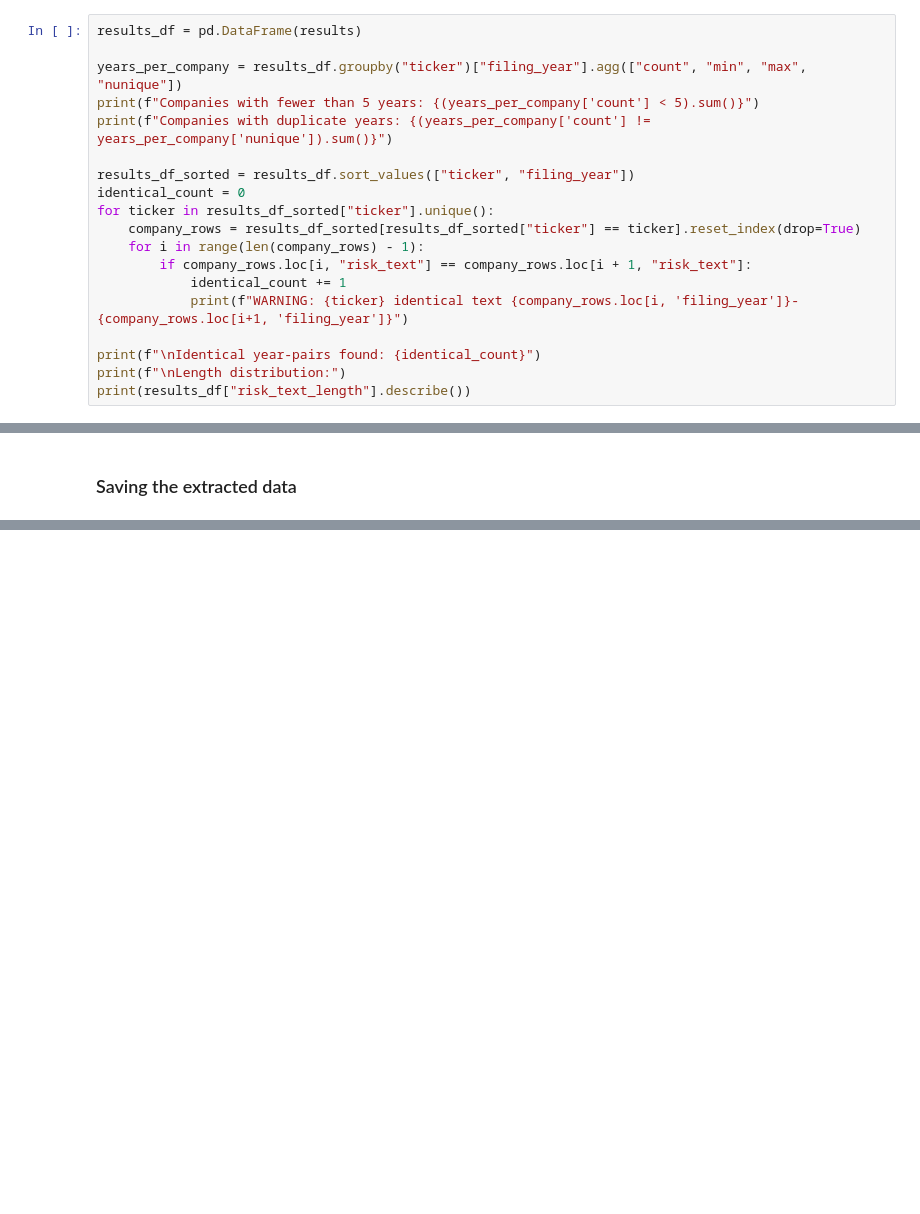
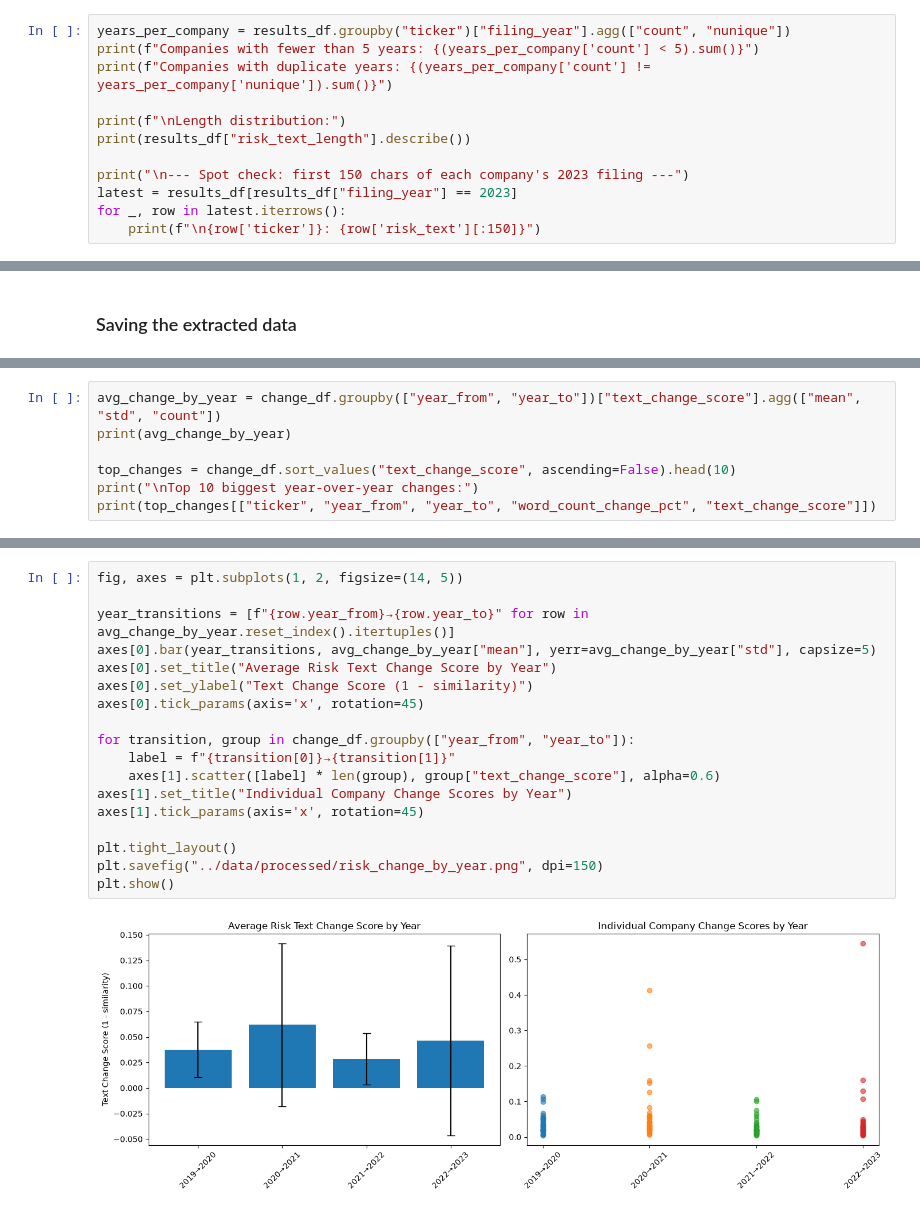
Before and after one commit to Akeem-Akinyemi/sec-risk-volatility-project, a Jupyter notebook: notebooks/01_company_universe.ipynb, the cells around one changed output, grey strips where cells are left out. Drawn from its saved outputs; the diff is of its cells as text; blank space fills up the shorter version.

```diff
--- a/notebooks/01_company_universe.ipynb
+++ b/notebooks/01_company_universe.ipynb
@@ -129,22 +130,15 @@ text is identical year over year before treating this as final.
 # %%
-results_df = pd.DataFrame(results)
-
-years_per_company = results_df.groupby("ticker")["filing_year"].agg(["count", "min", "max", "nunique"])
+years_per_company = results_df.groupby("ticker")["filing_year"].agg(["count", "nunique"])
 print(f"Companies with fewer than 5 years: {(years_per_company['count'] < 5).sum()}")
 print(f"Companies with duplicate years: {(years_per_company['count'] != years_per_company['nunique']).sum()}")
 
-results_df_sorted = results_df.sort_values(["ticker", "filing_year"])
-identical_count = 0
-for ticker in results_df_sorted["ticker"].unique():
-    company_rows = results_df_sorted[results_df_sorted["ticker"] == ticker].reset_index(drop=True)
-    for i in range(len(company_rows) - 1):
-        if company_rows.loc[i, "risk_text"] == company_rows.loc[i + 1, "risk_text"]:
-            identical_count += 1
-            print(f"WARNING: {ticker} identical text {company_rows.loc[i, 'filing_year']}-{company_rows.loc[i+1, 'filing_year']}")
-
-print(f"\nIdentical year-pairs found: {identical_count}")
 print(f"\nLength distribution:")
 print(results_df["risk_text_length"].describe())
+
+print("\n--- Spot check: first 150 chars of each company's 2023 filing ---")
+latest = results_df[results_df["filing_year"] == 2023]
+for _, row in latest.iterrows():
+    print(f"\n{row['ticker']}: {row['risk_text'][:150]}")
 # %% [output]
 Companies with fewer than 5 years: 1
 Companies with duplicate years: 0
@@ -186,0 +239,7 @@ BURL 2022: 77,535 characters
+# %%
+avg_change_by_year = change_df.groupby(["year_from", "year_to"])["text_change_score"].agg(["mean", "std", "count"])
+print(avg_change_by_year)
+
+top_changes = change_df.sort_values("text_change_score", ascending=False).head(10)
+print("\nTop 10 biggest year-over-year changes:")
+print(top_changes[["ticker", "year_from", "year_to", "word_count_change_pct", "text_change_score"]])
@@ -186,0 +266,20 @@ BURL 2022: 77,535 characters
+# %%
+fig, axes = plt.subplots(1, 2, figsize=(14, 5))
+
+year_transitions = [f"{row.year_from}→{row.year_to}" for row in avg_change_by_year.reset_index().itertuples()]
+axes[0].bar(year_transitions, avg_change_by_year["mean"], yerr=avg_change_by_year["std"], capsize=5)
+axes[0].set_title("Average Risk Text Change Score by Year")
+axes[0].set_ylabel("Text Change Score (1 - similarity)")
+axes[0].tick_params(axis='x', rotation=45)
+
+for transition, group in change_df.groupby(["year_from", "year_to"]):
+    label = f"{transition[0]}→{transition[1]}"
+    axes[1].scatter([label] * len(group), group["text_change_score"], alpha=0.6)
+axes[1].set_title("Individual Company Change Scores by Year")
+axes[1].tick_params(axis='x', rotation=45)
+
+plt.tight_layout()
+plt.savefig("../data/processed/risk_change_by_year.png", dpi=150)
+plt.show()
+# %% [output]
+[figure, added]
```
Also changed, not shown: parts of 50 cells of this notebook, 1 other file.
